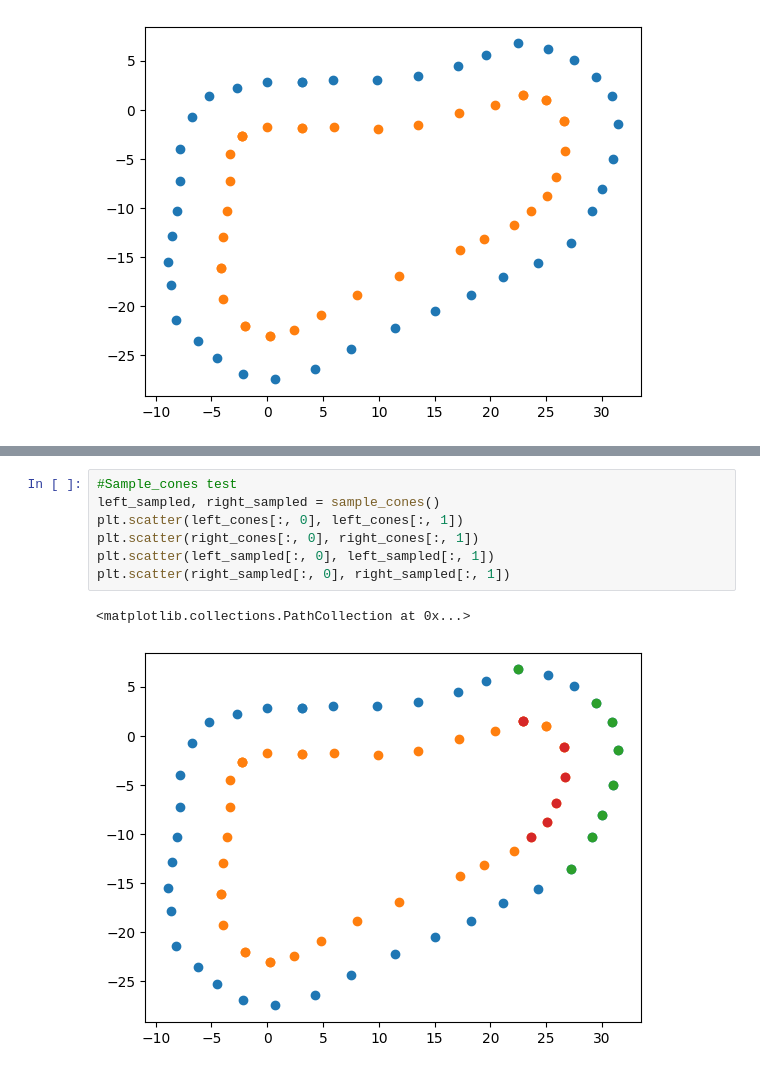
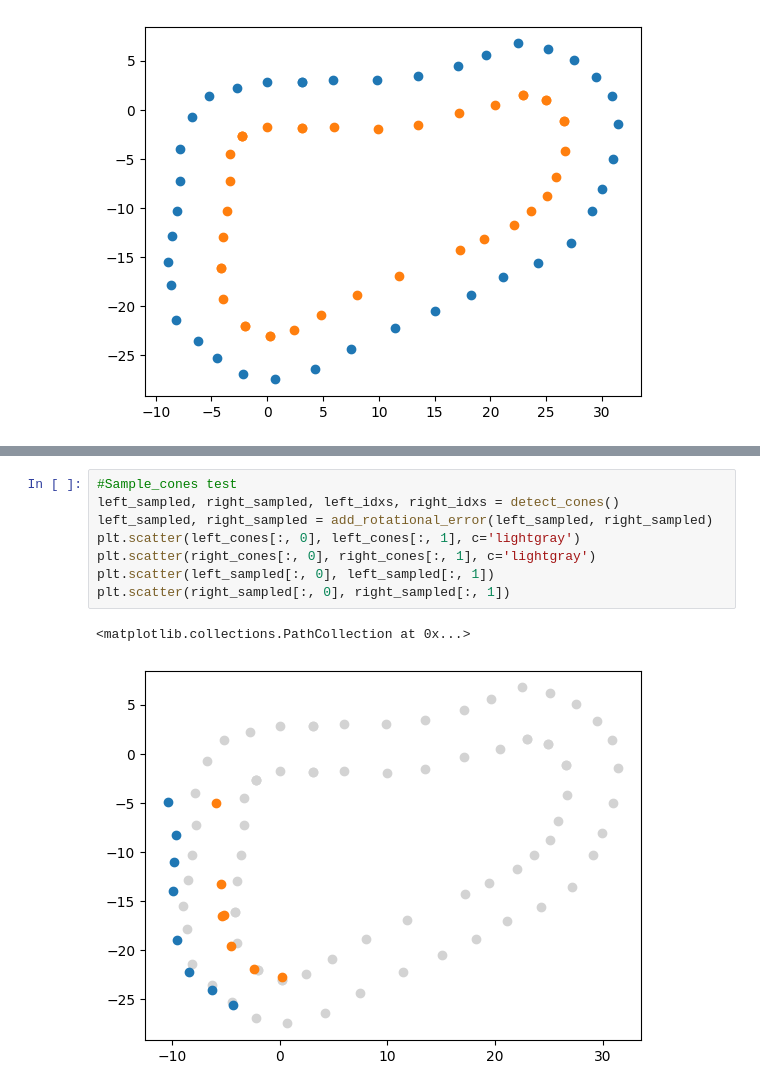
Before and after one commit to amrib247/Data-Association, a Jupyter notebook: data_association_test.ipynb, the cells around one changed output, grey strips where cells are left out. Saved outputs shown, nothing was run; the diff lists cells and outputs as text.

Commit message:
Added rotational and translational noise to detected cones

```diff
--- a/data_association_test.ipynb
+++ b/data_association_test.ipynb
@@ -103,10 +145,11 @@ def sample_cones():
 # %%
 #Sample_cones test
-left_sampled, right_sampled = sample_cones()
-plt.scatter(left_cones[:, 0], left_cones[:, 1])
-plt.scatter(right_cones[:, 0], right_cones[:, 1])
+left_sampled, right_sampled, left_idxs, right_idxs = detect_cones()
+left_sampled, right_sampled = add_rotational_error(left_sampled, right_sampled)
+plt.scatter(left_cones[:, 0], left_cones[:, 1], c='lightgray')
+plt.scatter(right_cones[:, 0], right_cones[:, 1], c='lightgray')
 plt.scatter(left_sampled[:, 0], left_sampled[:, 1])
 plt.scatter(right_sampled[:, 0], right_sampled[:, 1])
 # %% [output]
 <matplotlib.collections.PathCollection at 0x...>
-[figure, old version]
+[figure, new version]
```
Also changed, not shown: parts of 1 cell of this notebook.
